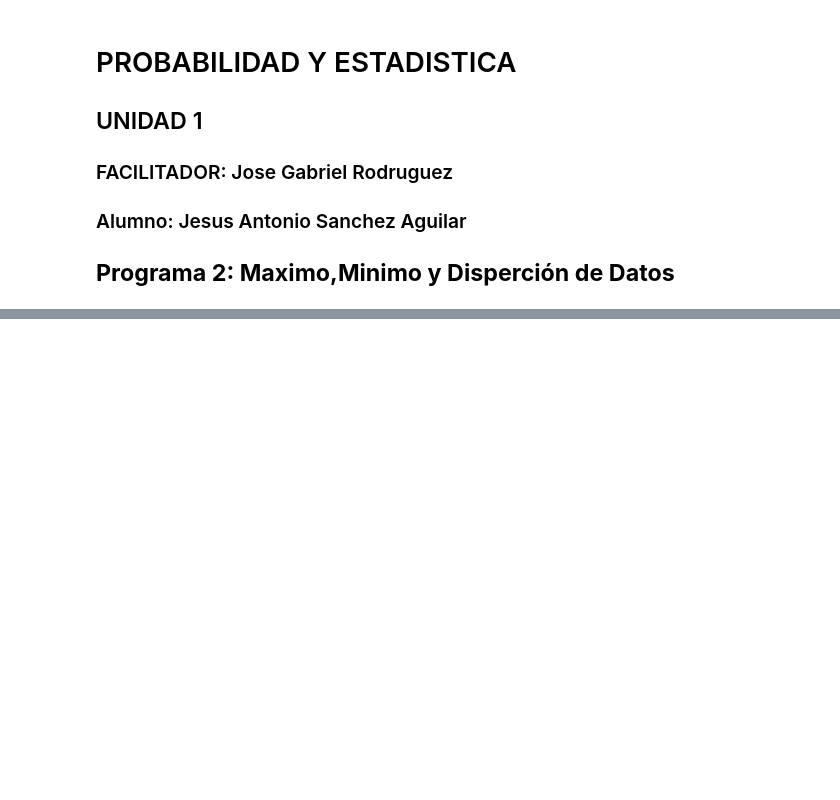
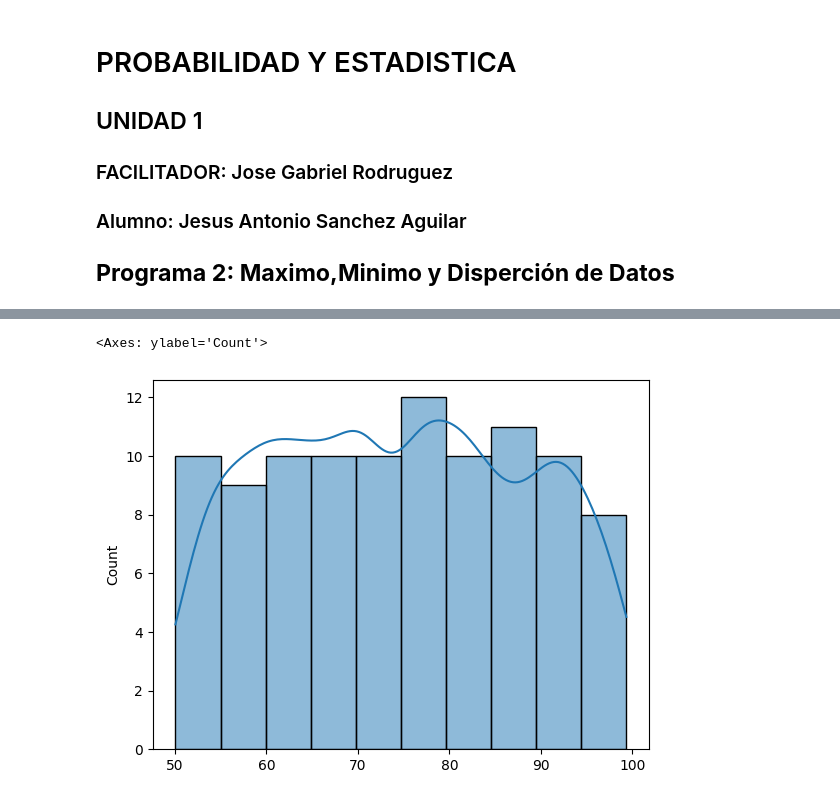
Before and after one commit to Jesus4antonio/Probabilidad, a Jupyter notebook: Practica_2.ipynb, the cells around one changed output, grey strips where cells are left out. Cells and saved outputs as stored; diff of their text form; code cells hidden in the pictures; blank space fills up the shorter version.

```diff
--- a/Practica_2.ipynb
+++ b/Practica_2.ipynb
@@ -76,0 +109,10 @@ Estadisticas descriptiva de la Fabrica 1
+# %%
+import seaborn as sns
+# La densidad gráfica es uan forma de visualizar la distribución de datos en un intervalo o periodo de tiempo continuo.
+# Se basa en un histograma  que usa el suavizado de kernel para trazar valores, lo qeu permite optener distribuciones mas suaves al reduci el ruido.
+# Una curva de densidad muestra una ubicación de la media y la mediana en una distribución.
+
+sns.histplot(fabrica1, kde=True, kde_kws = {'bw_adjust': 0.5}, bins = 10)
+# %% [output]
+<Axes: ylabel='Count'>
+[figure, added]
```
Also changed, not shown: parts of 6 cells of this notebook.
